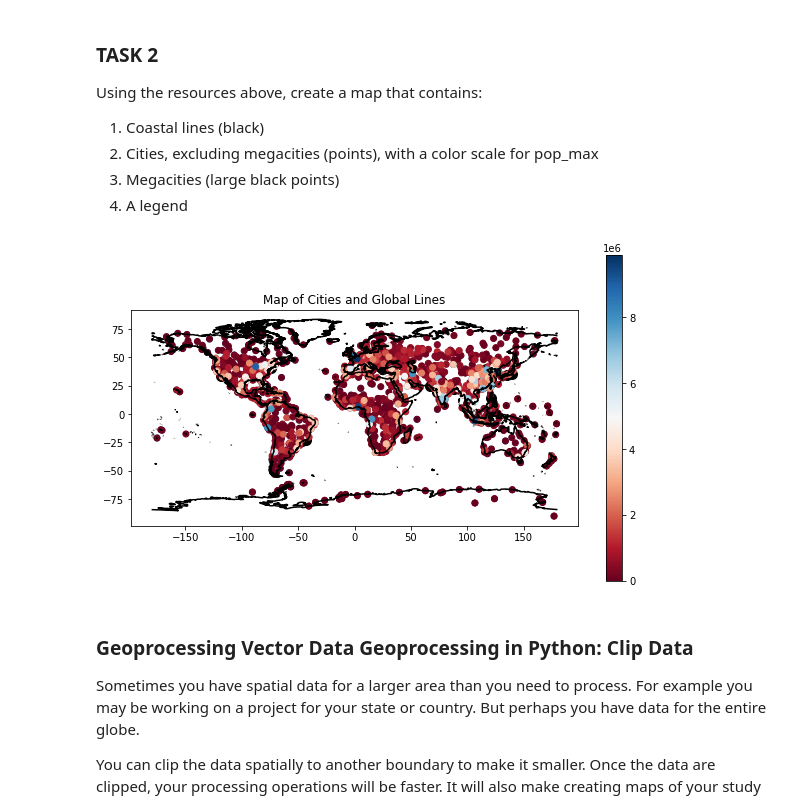
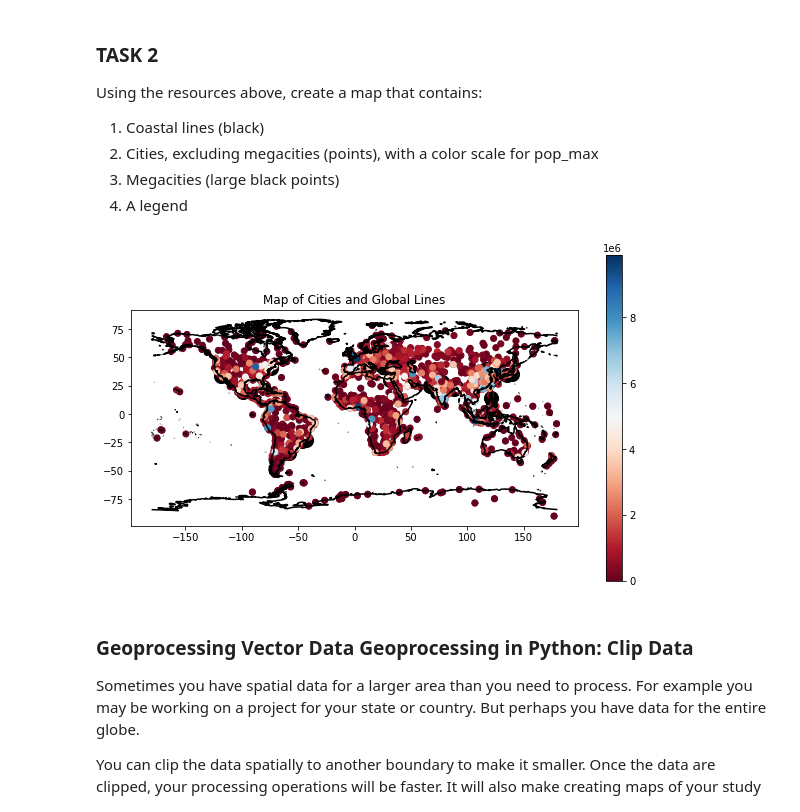
Before and after one commit to sbhsa1990/EnvDatSci22, a Jupyter notebook: CodeSprints/VectorData101.ipynb, the cells around one changed output. Saved outputs shown, nothing was run; the diff lists cells and outputs as text; code cells hidden in the pictures.

```diff
--- a/CodeSprints/VectorData101.ipynb
+++ b/CodeSprints/VectorData101.ipynb
@@ -399,26 +420,26 @@ Using the resources above, create a map that contains:
 # %%
 # Format and plot your results from task 2
 # hint:
 f, ax1 = plt.subplots(figsize=(10, 6))
 coastlines.plot(ax=ax1,
                 color="black")
 nonmega = cities[cities.pop_max <10000000]
 
 nonmega.plot(ax=ax1,
             vmin=0, vmax=10000000, cmap='RdBu')
 
 
 megacities.plot(ax=ax1,
-                color="black",markersize=100)
+                color="black",markersize=200)
 
 
 
 # Add a title
 ax1.set(title="Map of Cities and Global Lines")
 nonmega.plot(ax=ax1, column='pop_max', legend=True, cmap='RdBu')
 plt.show()
 # %% [output]
-[figure, old version]
+[figure, new version]
 # %% [markdown]
 ### Geoprocessing Vector Data Geoprocessing in Python: Clip Data
 Sometimes you have spatial data for a larger area than you need to process. For example you may be working on a project for your state or country. But perhaps you have data for the entire globe.
```
Also changed, not shown: parts of 12 cells of this notebook.
